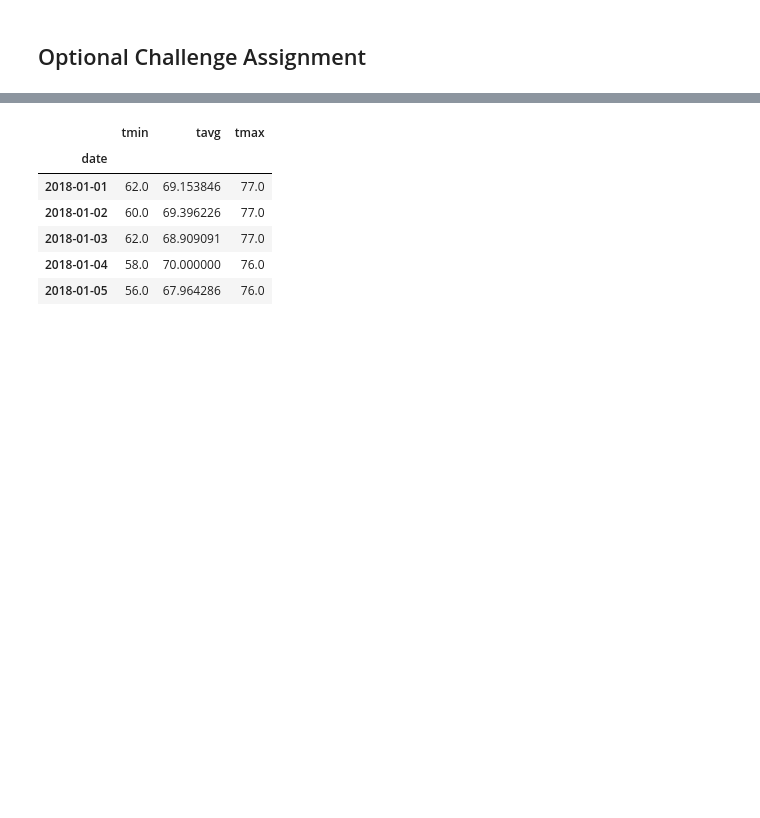
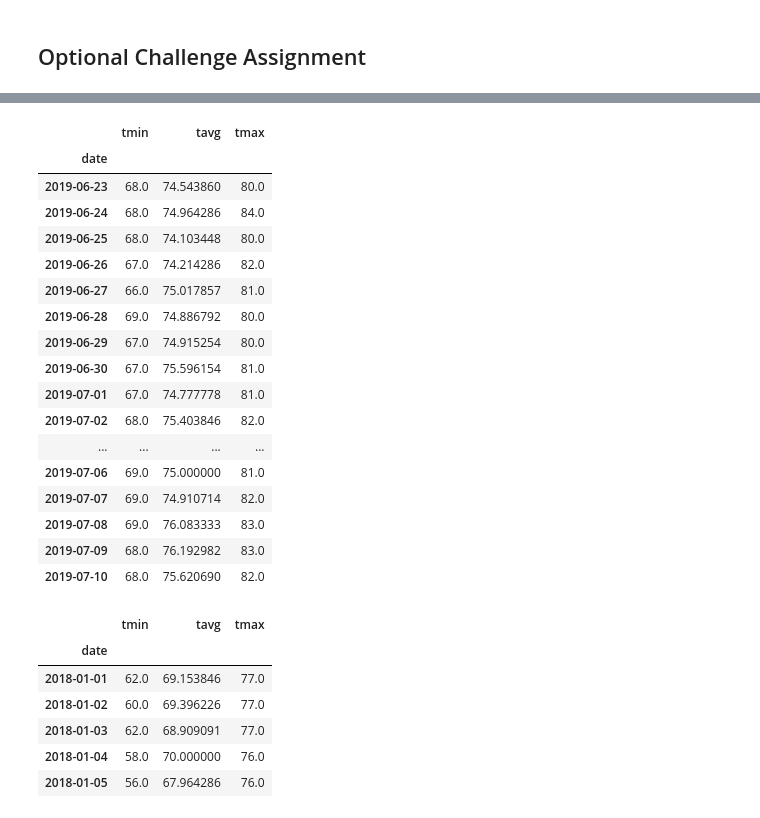
Before and after one commit to davidgmathews/HW_10_Surfs_Up, a Jupyter notebook: climate.ipynb, the cells around one changed output, grey strips where cells are left out. Cells and saved outputs as stored; diff of their text form; code cells hidden in the pictures; blank space fills up the shorter version.

```diff
--- a/climate.ipynb
+++ b/climate.ipynb
@@ -327,3 +373,26 @@ daily_normals("01-01")
+# %%
+trip_weather=pd.DataFrame({'date':date,'tmin':tmin,'tavg':tavg,'tmax':tmax})
+trip_weather=trip_weather.set_index('date')
+trip_weather
+# %% [output]
+|  | tmin | tavg | tmax |
+| date |  |  |  |
+| 2019-06-23 | 68.0 | 74.543860 | 80.0 |
+| 2019-06-24 | 68.0 | 74.964286 | 84.0 |
+| 2019-06-25 | 68.0 | 74.103448 | 80.0 |
+| 2019-06-26 | 67.0 | 74.214286 | 82.0 |
+| 2019-06-27 | 66.0 | 75.017857 | 81.0 |
+| 2019-06-28 | 69.0 | 74.886792 | 80.0 |
+| 2019-06-29 | 67.0 | 74.915254 | 80.0 |
+| 2019-06-30 | 67.0 | 75.596154 | 81.0 |
+| 2019-07-01 | 67.0 | 74.777778 | 81.0 |
+| 2019-07-02 | 68.0 | 75.403846 | 82.0 |
+| ... | ... | ... | ... |
+| 2019-07-06 | 69.0 | 75.000000 | 81.0 |
+| 2019-07-07 | 69.0 | 74.910714 | 82.0 |
+| 2019-07-08 | 69.0 | 76.083333 | 83.0 |
+| 2019-07-09 | 68.0 | 76.192982 | 83.0 |
+| 2019-07-10 | 68.0 | 75.620690 | 82.0 |
 # %%
 # Load the previous query results into a Pandas DataFrame and add the `trip_dates` range as the `date` index
 # %% [output]
```
Also changed, not shown: parts of 19 cells of this notebook, 3 other files.
